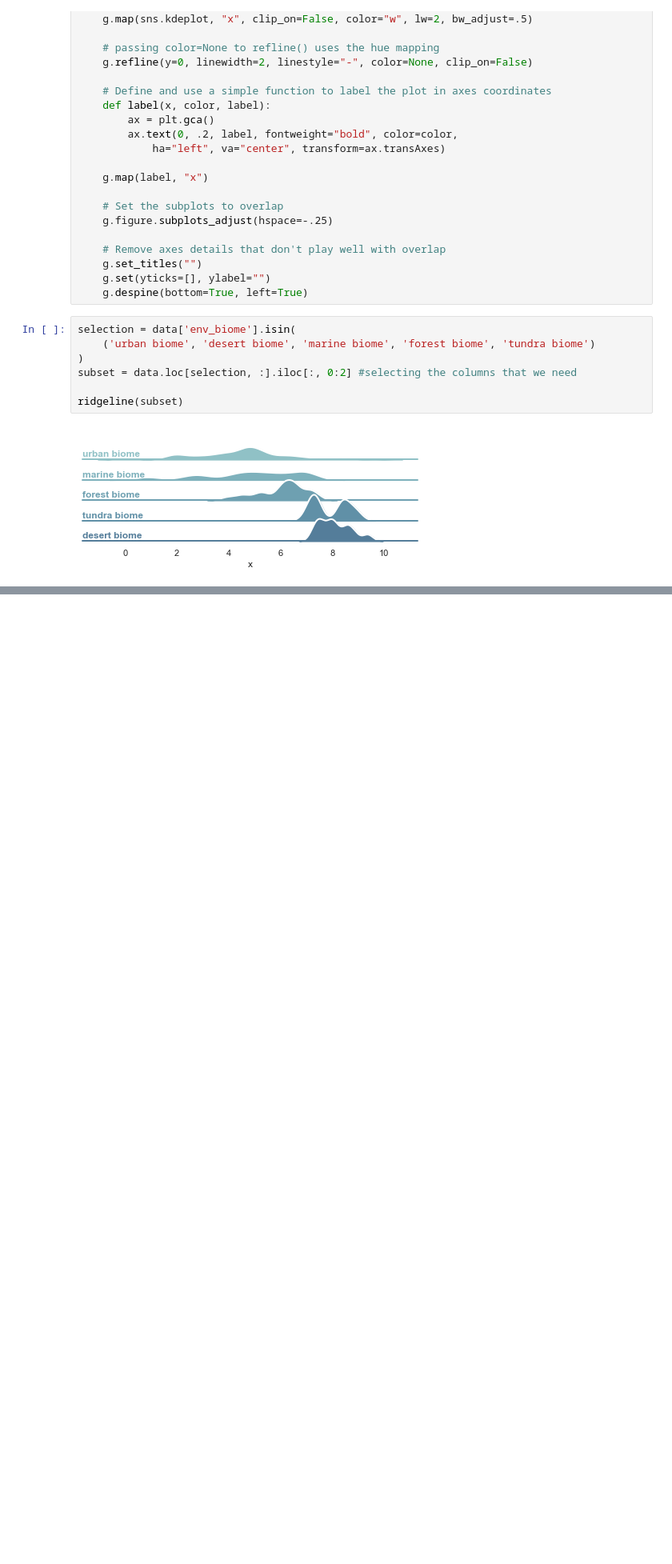
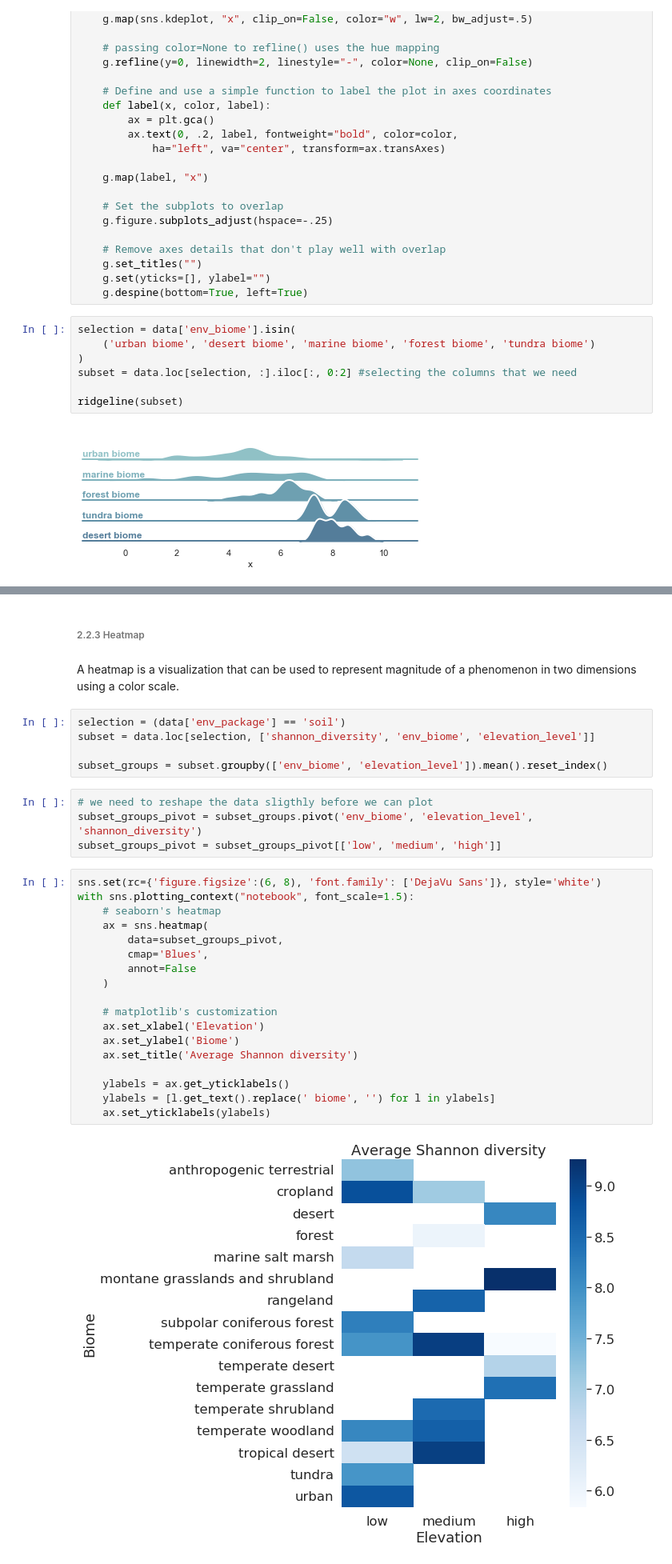
Before and after one commit to fsb-edu/DataVisualizationBook, a Jupyter notebook: DataVis_JB/chapters/chart_types.ipynb, the cells around one changed output, grey strips where cells are left out. Shown at 80% size. Drawn from its saved outputs; the diff is of its cells as text; blank space fills up the shorter version.

```diff
--- a/DataVis_JB/chapters/chart_types.ipynb
+++ b/DataVis_JB/chapters/chart_types.ipynb
@@ -217,0 +280,33 @@ ridgeline(subset)
+# %% [markdown]
+###### 2.2.3 Heatmap
+# %% [markdown]
+A heatmap is a visualization that can be used to represent magnitude of a phenomenon in two dimensions using a color scale.
+# %%
+selection = (data['env_package'] == 'soil')
+subset = data.loc[selection, ['shannon_diversity', 'env_biome', 'elevation_level']]
+
+subset_groups = subset.groupby(['env_biome', 'elevation_level']).mean().reset_index()
+# %%
+# we need to reshape the data sligthly before we can plot
+subset_groups_pivot = subset_groups.pivot('env_biome', 'elevation_level', 'shannon_diversity')
+subset_groups_pivot = subset_groups_pivot[['low', 'medium', 'high']]
+# %%
+sns.set(rc={'figure.figsize':(6, 8), 'font.family': ['DejaVu Sans']}, style='white')
+with sns.plotting_context("notebook", font_scale=1.5):
+    # seaborn's heatmap
+    ax = sns.heatmap(
+        data=subset_groups_pivot,
+        cmap='Blues',
+        annot=False
+    )
+
+    # matplotlib's customization
+    ax.set_xlabel('Elevation')
+    ax.set_ylabel('Biome')
+    ax.set_title('Average Shannon diversity')
+
+    ylabels = ax.get_yticklabels()
+    ylabels = [l.get_text().replace(' biome', '') for l in ylabels]
+    ax.set_yticklabels(ylabels)
+# %% [output]
+[figure, added]
```
Also changed, not shown: parts of 15 cells of this notebook.
